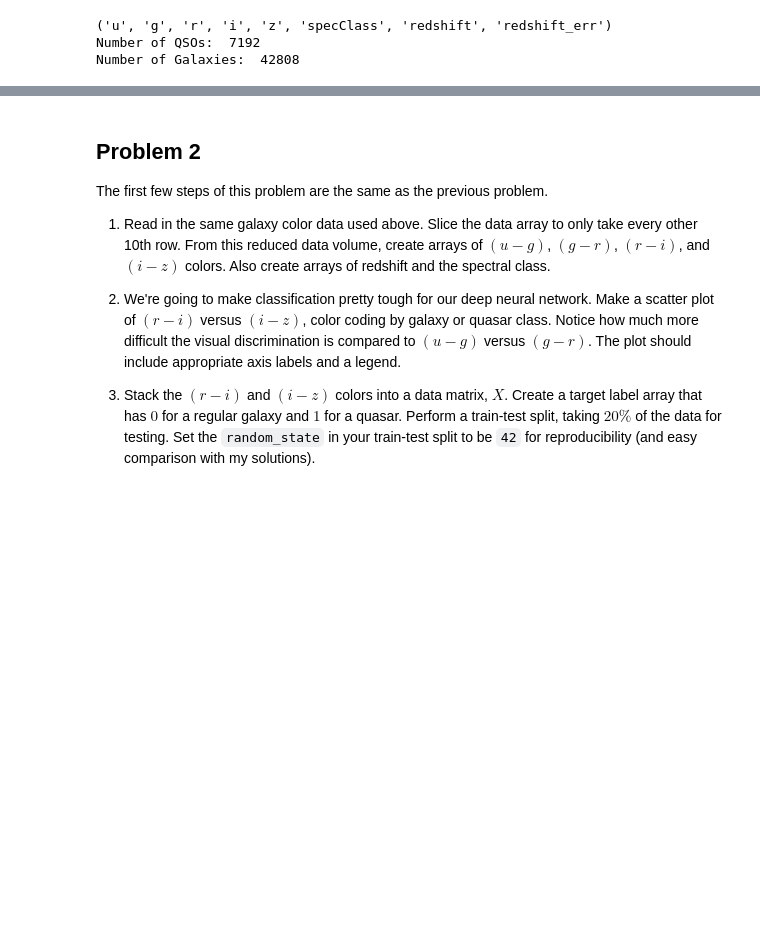
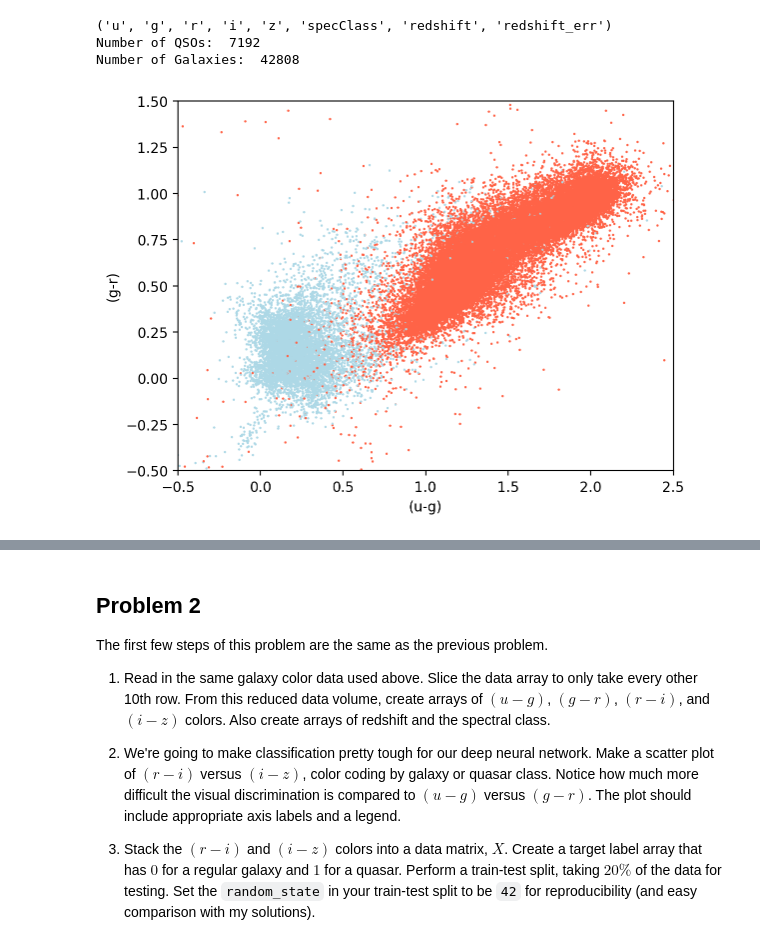
Before and after one commit to VanderbiltAstronomy/astr_8070_s25, a Jupyter notebook: coursework/student_folders/m_rizzosmith/homework/vu_astr8070_s25_hw8_mikerizzosmith.ipynb, the cells around one changed output, grey strips where cells are left out. Drawn from its saved outputs; the diff is of its cells as text; code cells hidden in the pictures; blank space fills up the shorter version.

```diff
--- a/coursework/student_folders/m_rizzosmith/homework/vu_astr8070_s25_hw8_mikerizzosmith.ipynb
+++ b/coursework/student_folders/m_rizzosmith/homework/vu_astr8070_s25_hw8_mikerizzosmith.ipynb
@@ -73,3 +73,13 @@ print('Number of Galaxies: ',len(specClass[np.where(specClass == 'GALAXY')]))
 ('u', 'g', 'r', 'i', 'z', 'specClass', 'redshift', 'redshift_err')
 Number of QSOs:  7192
 Number of Galaxies:  42808
+# %%
+colors = ["lightblue" if spec == "QSO" else "tomato" for spec in specClass]
+plt.scatter(u_g, g_r, c=colors, s=0.5)
+plt.xlim(-0.5, 2.5)
+plt.ylim(-0.5, 1.5)
+plt.xlabel('(u-g)')
+plt.ylabel('(g-r)')
+plt.show()
+# %% [output]
+[figure, added]
```
Also changed, not shown: parts of 11 cells of this notebook.
